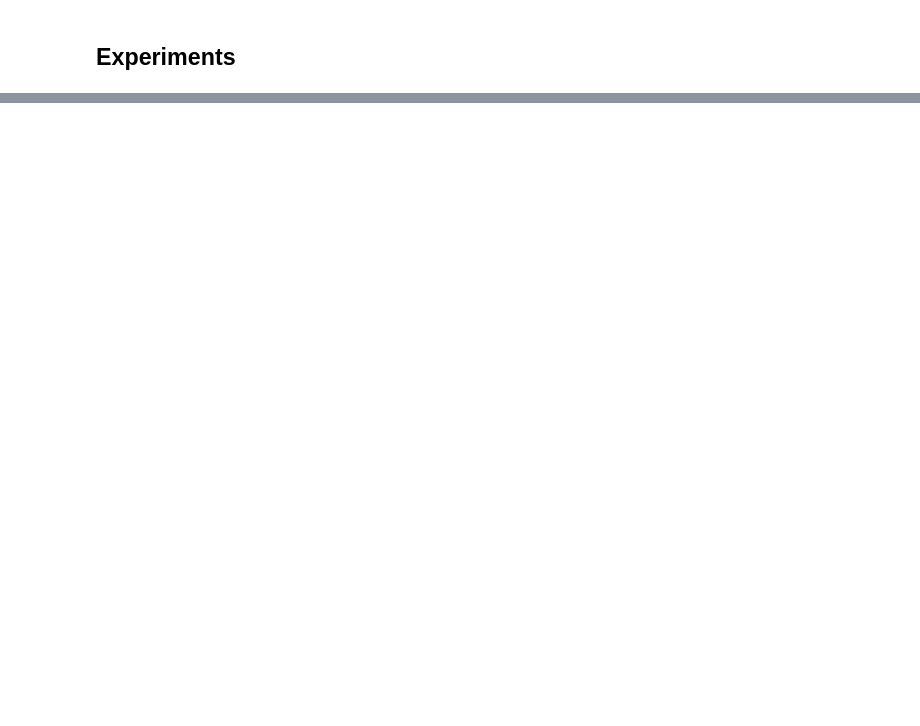
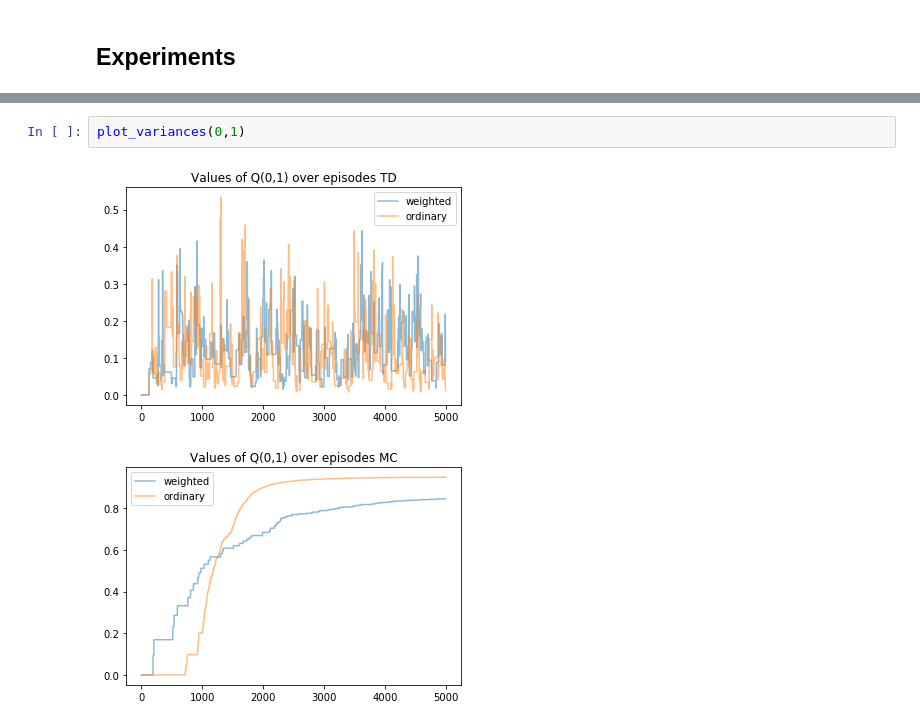
Before and after one commit to Tom-Lotze/RL_reproducibility, a Jupyter notebook: main_berend.ipynb, the cells around one changed output, grey strips where cells are left out. Drawn from its saved outputs; the diff is of its cells as text; blank space fills up the shorter version.

```diff
--- a/main_berend.ipynb
+++ b/main_berend.ipynb
@@ -709,0 +625,5 @@ array([[1.     , 1.     , 1.     , 1.     ],
+# %%
+plot_variances(0,1)
+# %% [output]
+[figure, added]
+[figure, added]
```
Also changed, not shown: parts of 21 cells of this notebook.
